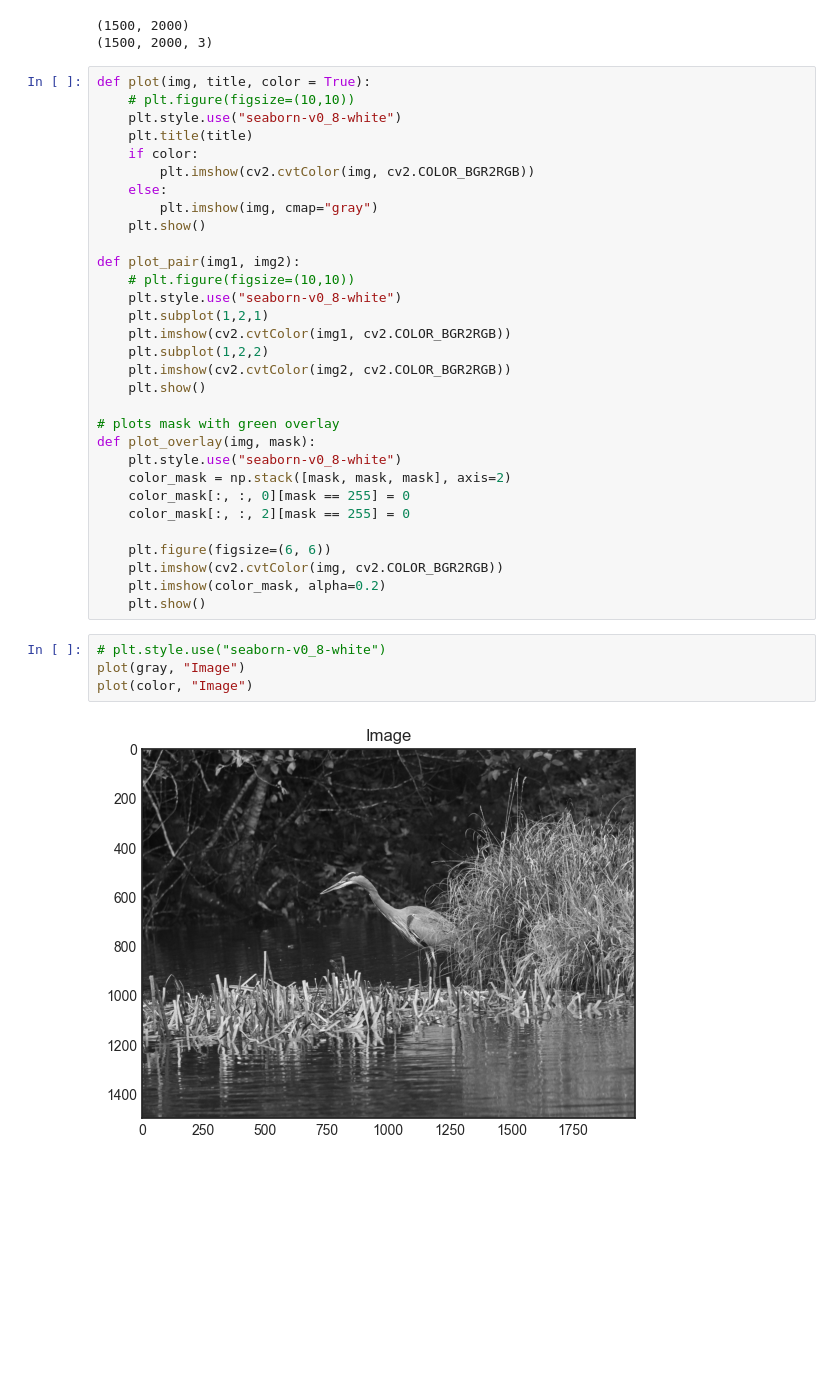
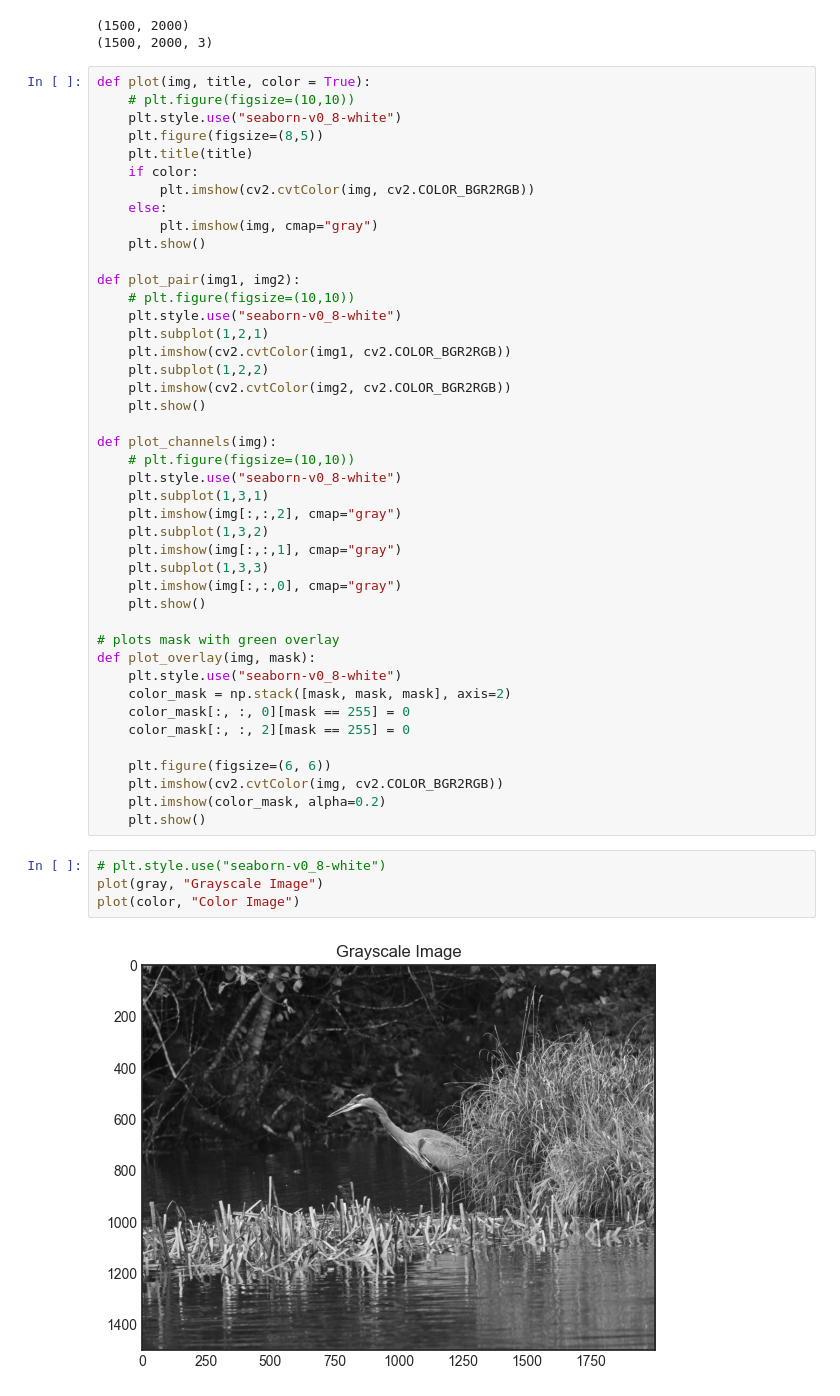
Before and after one commit to joypauls/blog-scripts, a Jupyter notebook: notebooks/images_as_data.ipynb, the cells around one changed output. Cells and saved outputs as stored; diff of their text form; blank space fills up the shorter version.

```diff
--- a/notebooks/images_as_data.ipynb
+++ b/notebooks/images_as_data.ipynb
@@ -17,6 +17,7 @@ print(color.shape)
 def plot(img, title, color = True):
     # plt.figure(figsize=(10,10))
     plt.style.use("seaborn-v0_8-white")
+    plt.figure(figsize=(8,5))
     plt.title(title)
     if color:
         plt.imshow(cv2.cvtColor(img, cv2.COLOR_BGR2RGB))
@@ -33,6 +34,17 @@ def plot_pair(img1, img2):
     plt.imshow(cv2.cvtColor(img2, cv2.COLOR_BGR2RGB))
     plt.show()
 
+def plot_channels(img):
+    # plt.figure(figsize=(10,10))
+    plt.style.use("seaborn-v0_8-white")
+    plt.subplot(1,3,1)
+    plt.imshow(img[:,:,2], cmap="gray")
+    plt.subplot(1,3,2)
+    plt.imshow(img[:,:,1], cmap="gray")
+    plt.subplot(1,3,3)
+    plt.imshow(img[:,:,0], cmap="gray")
+    plt.show()
+
 # plots mask with green overlay
 def plot_overlay(img, mask):
     plt.style.use("seaborn-v0_8-white")
@@ -46,7 +58,7 @@ def plot_overlay(img, mask):
     plt.show()
 # %%
 # plt.style.use("seaborn-v0_8-white")
-plot(gray, "Image")
-plot(color, "Image")
+plot(gray, "Grayscale Image")
+plot(color, "Color Image")
 # %% [output]
-[figure, old version]
+[figure, new version]
```
Also changed, not shown: parts of 4 cells of this notebook, 2 other files.
